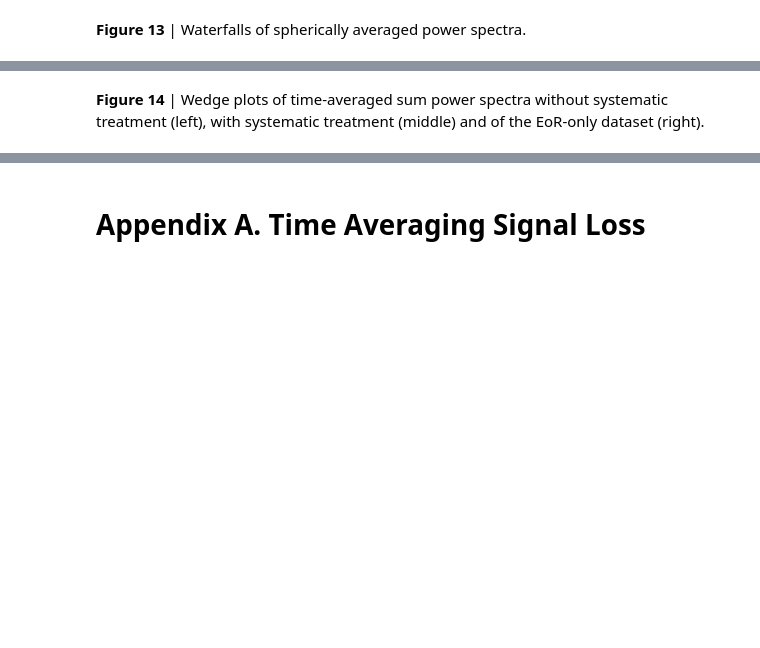
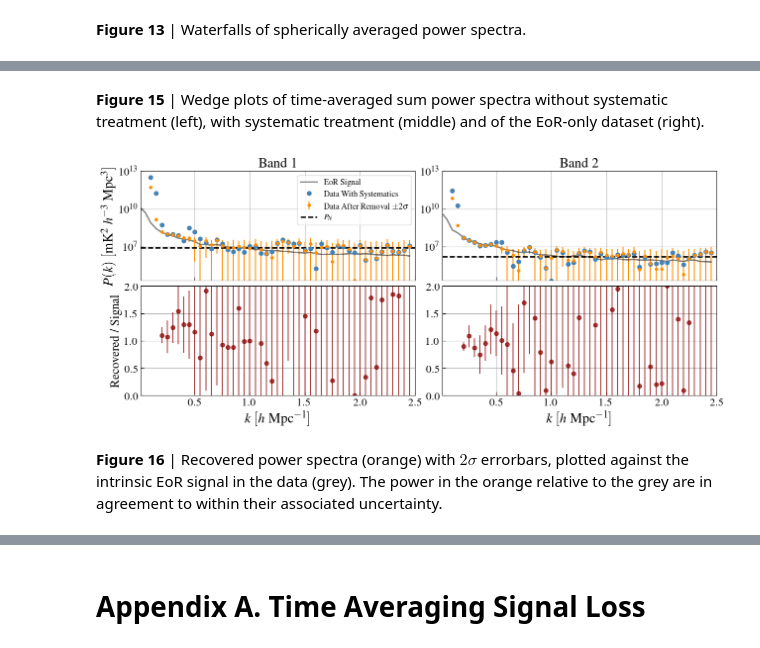
Before and after one commit to HERA-Team/hera-validation, a Jupyter notebook: test-series/4/test-4.0.0c.ipynb, the cells around one changed output, grey strips where cells are left out. Drawn from its saved outputs; the diff is of its cells as text; code cells hidden in the pictures; blank space fills up the shorter version.

```diff
--- a/test-series/4/test-4.0.0c.ipynb
+++ b/test-series/4/test-4.0.0c.ipynb
@@ -861,7 +882,7 @@ def get_analytic_spectrum(uvp, spw, freq_dep=False):
     return aliased_power_spectrum(k_paras, k_nyquist, z, uvp.cosmo, freq_dep)
 # %%
 # see appendix C for details on this
-abscal_corr = [1.1167, 1.147]
+abscal_corr = [1.117, 1.147]
 # %%
 # load sum
 psc = hp.PSpecContainer("/lustre/aoc/projects/hera/Validation/test-4.0.0/pipeline/LSTBIN/PSPEC/"
@@ -1152,2 +1174,57 @@ cbar.set_label(r"$\log_{10}\ P(k_\parallel, k_\perp)\ [{\rm mK}^2\ h^{-3}\ {\rm
 # %% [markdown]
-__Figure 14__ | Wedge plots of time-averaged sum power spectra without systematic treatment (left), with systematic treatment (middle) and of the EoR-only dataset (right).
+__Figure 15__ | Wedge plots of time-averaged sum power spectra without systematic treatment (left), with systematic treatment (middle) and of the EoR-only dataset (right).
+# %%
+fig, axes = plt.subplots(2, 2, figsize=(15, 6), dpi=100)
+fig.subplots_adjust(wspace=0.1, hspace=0.05)
+
+xlim = 0.01, 2.5#1.55
+titles = ['Band 1', 'Band 2']
+
+for i, spw in enumerate([0, 1]):
+    key = (spw, uvp_sum_sph_tavg.get_blpairs()[0], 'pI')
+
+    eor_sig = uvp_eor_sph_tavg.get_data(key).real[0]
+    sum_sig = uvp_sum_sph_tavg.get_data(key).real[0] * abscal_corr[spw]
+    tsum_sig = uvp_tsum_sph_tavg.get_data(key).real[0]
+    rm_sig = uvp_rm_sph_tavg.get_data(key).real[0] * abscal_corr[spw]
+    rm_err = uvp_rm_sph_tavg.get_stats('P_SN', key).real[0] * abscal_corr[spw]
+    P_N = np.median(uvp_rm_sph_tavg.get_stats('P_N', key).real) * abscal_corr[spw]
+
+    ax = axes[0, i]
+    ax.tick_params(labelsize=16, direction='in', size=5)
+    p1, = ax.plot(kbins, eor_sig, lw=2, c='k', alpha=0.5)
+    p2 = ax.errorbar(kbins, np.abs(sum_sig), ls='', marker='o', ms=6, c='steelblue')
+    p3 = ax.errorbar(kbins, np.abs(rm_sig), ls='', marker='o', ms=4, c='darkorange',
+                     yerr=2 * rm_err, lw=1.5)
+    p5 = ax.axhline(P_N, c='k', ls='--', lw=2)
+
+    ax.set_yscale('log')
+    ax.set_xlim(xlim)
+    ax.set_ylim(2e4, 1e13)
+    ax.grid()
+    if i == 0:
+        ax.set_ylabel(r'$P(k)\ [{\rm mK}^2\ h^{-3}\ {\rm Mpc}^3]$', fontsize=20)
+        ax.legend([p1, p2, p3, p5],
+                  ['EoR Signal', 'Data With Systematics', r'Data After Removal $\pm2\sigma$', r'$P_N$'],
+                  loc=1, fontsize=12, ncol=1)
+    ax.set_xticklabels([])
+    ax.set_title(titles[i], fontsize=20)
+
+    ax = axes[1, i]
+    ax.tick_params(labelsize=16, direction='in', size=5)
+    res = np.abs(rm_sig) - (eor_sig)
+    res_std = np.std(res[10:])
+    p1 = ax.errorbar(kbins, np.abs(rm_sig) / eor_sig, yerr=2 * rm_err / eor_sig,
+                     c='darkred', alpha=0.75, ls='', marker='o', ms=6, lw=1.5)
+    ax.set_xlim(xlim)
+    ax.set_ylim(0, 2)
+    ax.grid()
+    ax.set_xlabel(r'$k\ [h\ {\rm Mpc}^{-1}]$', fontsize=20)
+    if i == 0:
+        ax.set_ylabel('Recovered / Signal', fontsize=18)
+
+#fig.savefig("plots/test4_recovered_pspec_lstcut1_wide.pdf", dpi=100, bbox_inches='tight')
+# %% [output]
+[figure, added]
+# %% [markdown]
+__Figure 16__ | Recovered power spectra (orange) with $2\sigma$ errorbars, plotted against the intrinsic EoR signal in the data (grey). The power in the orange relative to the grey are in agreement to within their associated uncertainty.
```
Also changed, not shown: parts of 83 cells of this notebook, 2 other files.
